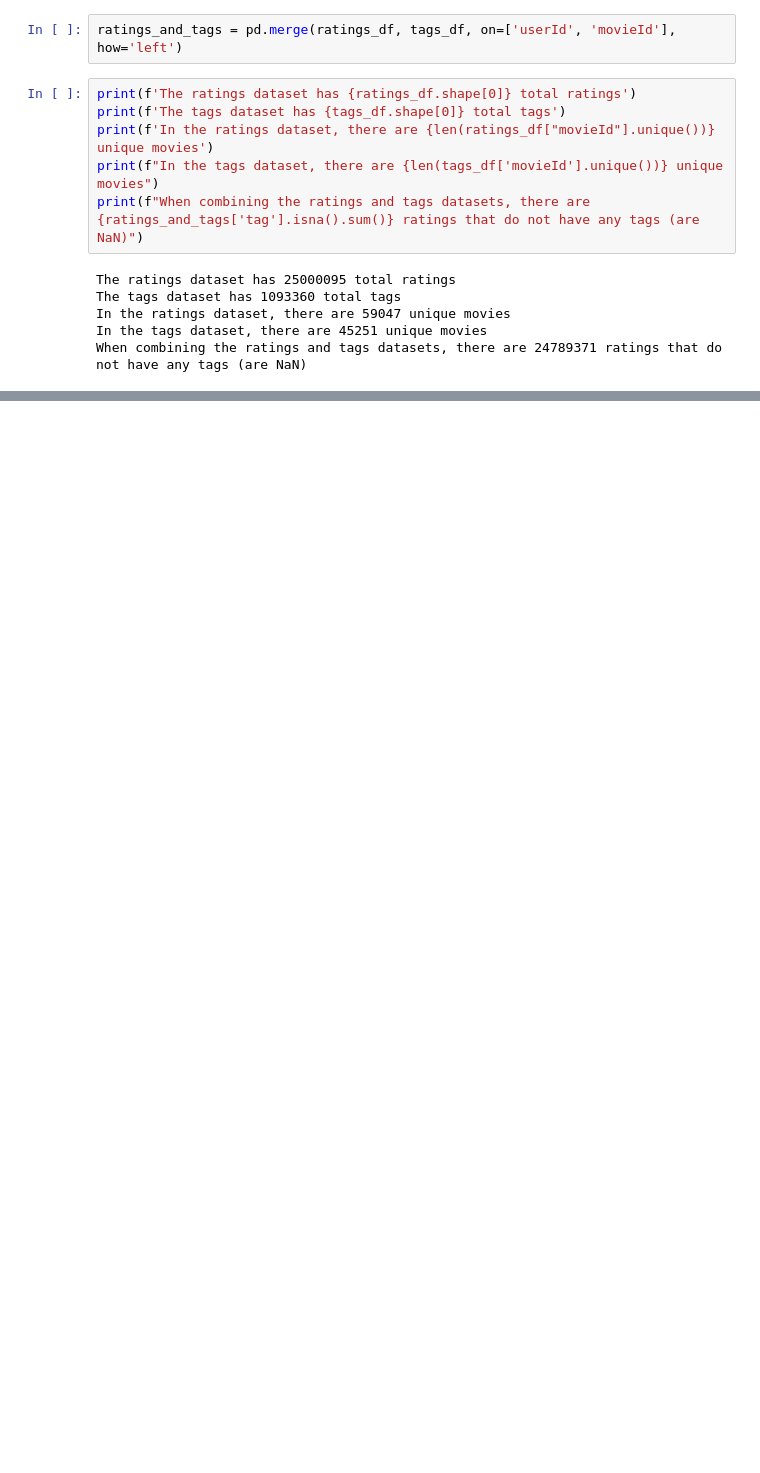
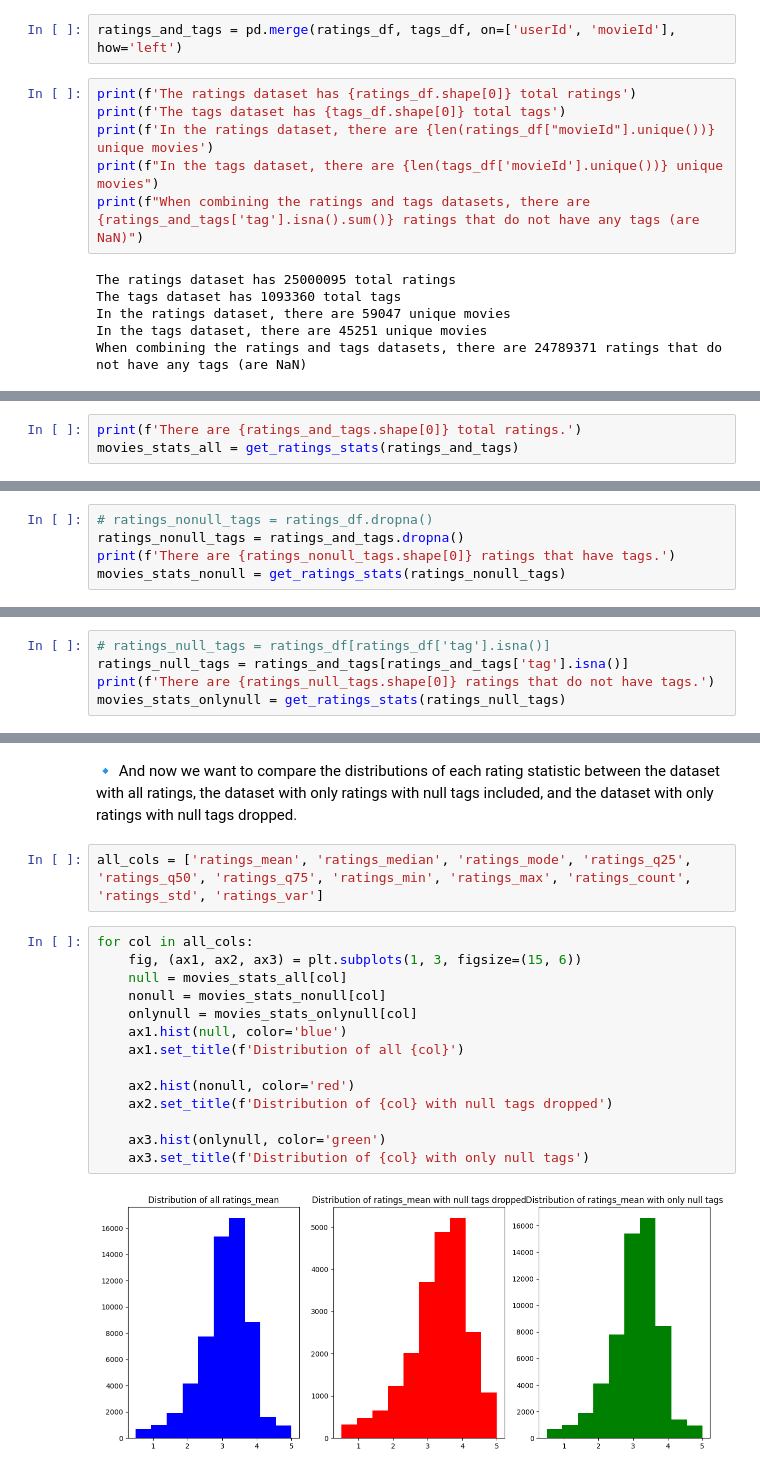
Before and after one commit to maliabarker/CS533-team-assignment, a Jupyter notebook: group-project.ipynb, the cells around one changed output, grey strips where cells are left out. Saved outputs shown, nothing was run; the diff lists cells and outputs as text; blank space fills up the shorter version.

```diff
--- a/group-project.ipynb
+++ b/group-project.ipynb
@@ -190,0 +125,3 @@ movies_df.head()
+# %%
+print(f'There are {ratings_and_tags.shape[0]} total ratings.')
+movies_stats_all = get_ratings_stats(ratings_and_tags)
@@ -190,0 +130,5 @@ movies_df.head()
+# %%
+# ratings_nonull_tags = ratings_df.dropna()
+ratings_nonull_tags = ratings_and_tags.dropna()
+print(f'There are {ratings_nonull_tags.shape[0]} ratings that have tags.')
+movies_stats_nonull = get_ratings_stats(ratings_nonull_tags)
@@ -190,0 +137,5 @@ movies_df.head()
+# %%
+# ratings_null_tags = ratings_df[ratings_df['tag'].isna()]
+ratings_null_tags = ratings_and_tags[ratings_and_tags['tag'].isna()]
+print(f'There are {ratings_null_tags.shape[0]} ratings that do not have tags.')
+movies_stats_onlynull = get_ratings_stats(ratings_null_tags)
@@ -190,0 +152,20 @@ movies_df.head()
+# %% [markdown]
+🔹 And now we want to compare the distributions of each rating statistic between the dataset with all ratings, the dataset with only ratings with null tags included, and the dataset with only ratings with null tags dropped.
+# %%
+all_cols = ['ratings_mean', 'ratings_median', 'ratings_mode', 'ratings_q25', 'ratings_q50', 'ratings_q75', 'ratings_min', 'ratings_max', 'ratings_count', 'ratings_std', 'ratings_var']
+# %%
+for col in all_cols:
+    fig, (ax1, ax2, ax3) = plt.subplots(1, 3, figsize=(15, 6))
+    null = movies_stats_all[col]
+    nonull = movies_stats_nonull[col]
+    onlynull = movies_stats_onlynull[col]
+    ax1.hist(null, color='blue')
+    ax1.set_title(f'Distribution of all {col}')
+
+    ax2.hist(nonull, color='red')
+    ax2.set_title(f'Distribution of {col} with null tags dropped')
+
+    ax3.hist(onlynull, color='green')
+    ax3.set_title(f'Distribution of {col} with only null tags')
+# %% [output]
+[figure, added]
```
Also changed, not shown: parts of 66 cells of this notebook.
